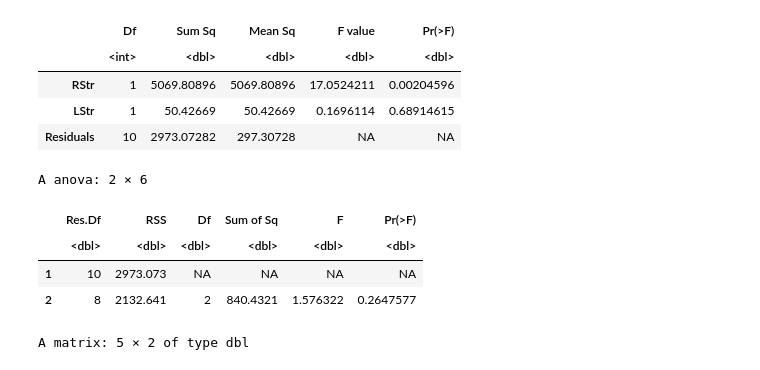
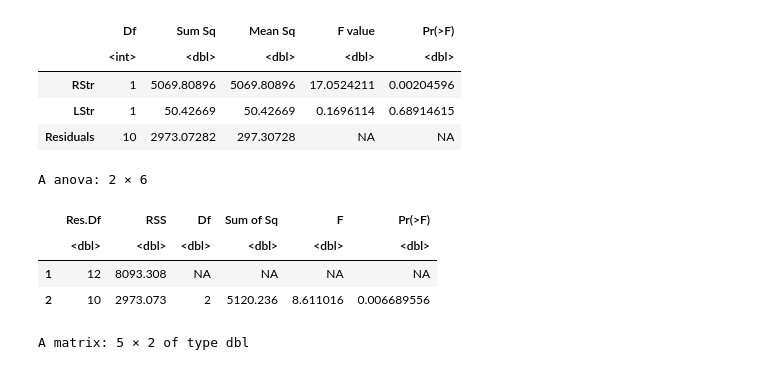
Before and after one commit to hkopanski/ST_503, a Jupyter notebook: HW2.ipynb, the cells around one changed output. Saved outputs shown, nothing was run; the diff lists cells and outputs as text; code cells hidden in the pictures.

```diff
--- a/HW2.ipynb
+++ b/HW2.ipynb
@@ -277,13 +312,13 @@ A anova: 3 × 5
 | LStr | 1 | 50.42669 | 50.42669 | 0.1696114 | 0.68914615 |
 | Residuals | 10 | 2973.07282 | 297.30728 | NA | NA |
 # %%
-anova(pun_model2, pun_model1)
+anova(null_model1, pun_model2)
 # %% [output]
 A anova: 2 × 6
 |  | Res.Df | RSS | Df | Sum of Sq | F | Pr(>F) |
 |  | <dbl> | <dbl> | <dbl> | <dbl> | <dbl> | <dbl> |
-| 1 | 10 | 2973.073 | NA | NA | NA | NA |
-| 2 | 8 | 2132.641 | 2 | 840.4321 | 1.576322 | 0.2647577 |
+| 1 | 12 | 8093.308 | NA | NA | NA | NA |
+| 2 | 10 | 2973.073 | 2 | 5120.236 | 8.611016 | 0.006689556 |
 # %%
 #d)
 confint(pun_model1)
```
Also changed, not shown: parts of 11 cells of this notebook, 13 other files.
